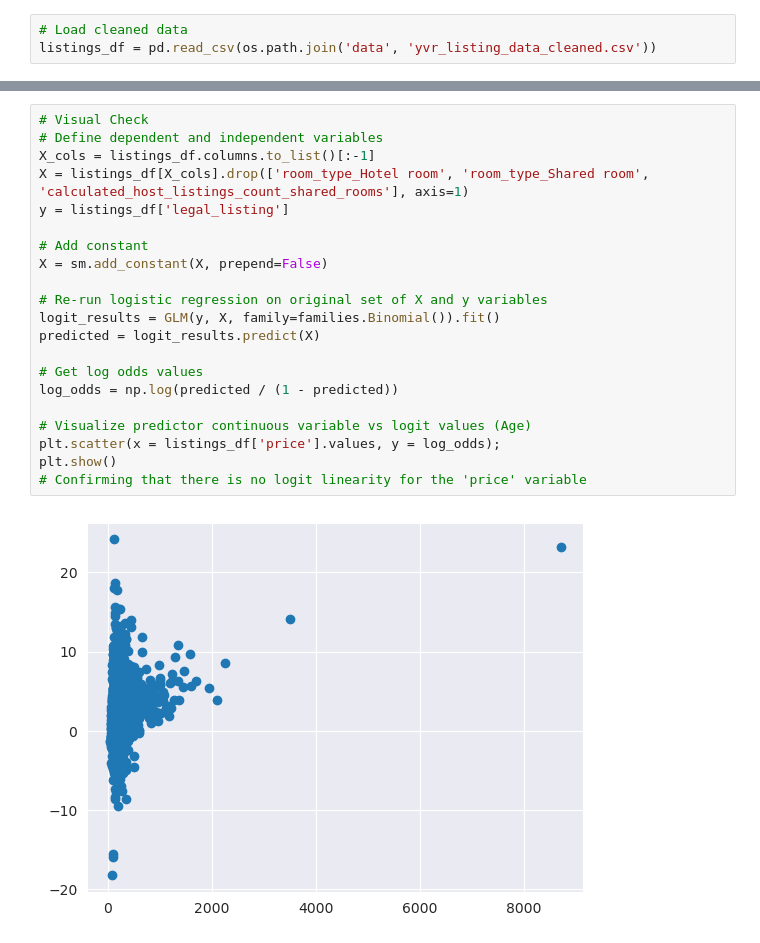
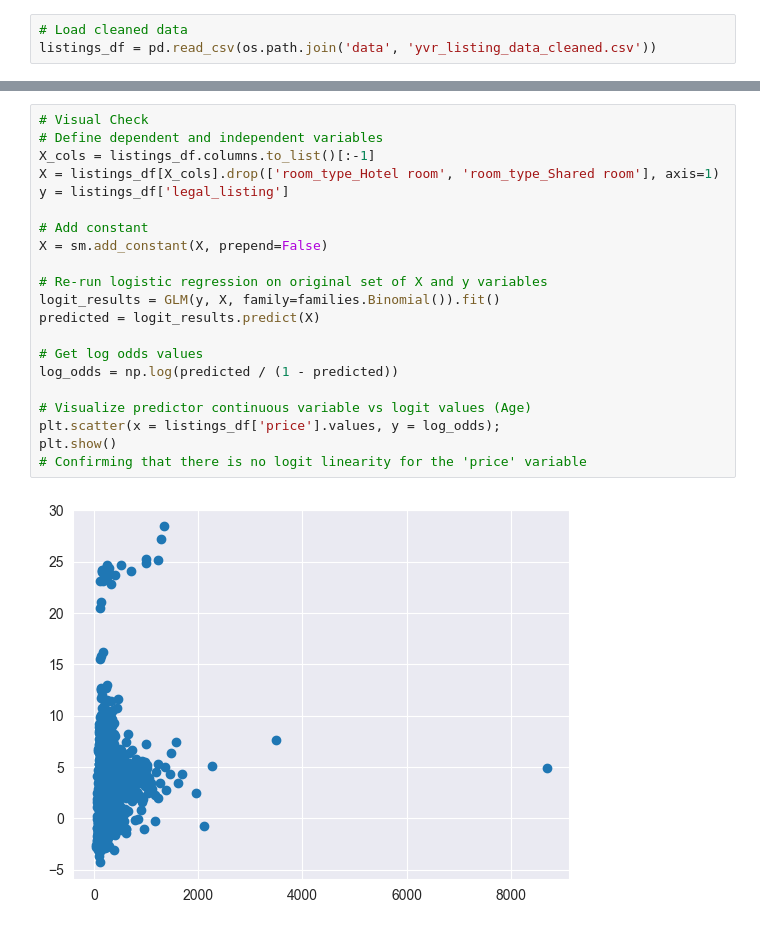
Before and after one commit to JuanesLamilla/yvr-airbnb-license-model, a Jupyter notebook: Logistic Regression Assumptions.ipynb, the cells around one changed output, grey strips where cells are left out. Drawn from its saved outputs; the diff is of its cells as text.

```diff
--- a/Logistic Regression Assumptions.ipynb
+++ b/Logistic Regression Assumptions.ipynb
@@ -108,26 +108,26 @@ const                                       4.83e+15   6.78e+07   7.12e+07
 # %%
 # Visual Check
 # Define dependent and independent variables
 X_cols = listings_df.columns.to_list()[:-1]
-X = listings_df[X_cols].drop(['room_type_Hotel room', 'room_type_Shared room', 'calculated_host_listings_count_shared_rooms'], axis=1)
+X = listings_df[X_cols].drop(['room_type_Hotel room', 'room_type_Shared room'], axis=1)
 y = listings_df['legal_listing']
 
 # Add constant
 X = sm.add_constant(X, prepend=False)
 
 # Re-run logistic regression on original set of X and y variables
 logit_results = GLM(y, X, family=families.Binomial()).fit()
 predicted = logit_results.predict(X)
 
 # Get log odds values
 log_odds = np.log(predicted / (1 - predicted))
 
 # Visualize predictor continuous variable vs logit values (Age)
 plt.scatter(x = listings_df['price'].values, y = log_odds);
 plt.show()
 # Confirming that there is no logit linearity for the 'price' variable
 # %% [output]
-[figure, old version]
+[figure, new version]
 # %%
 # Visualize predictor variable vs logit values for 'host_response_rate'
 plt.scatter(x = listings_df['host_response_rate'].values, y = log_odds);
```
Also changed, not shown: parts of 10 cells of this notebook.
